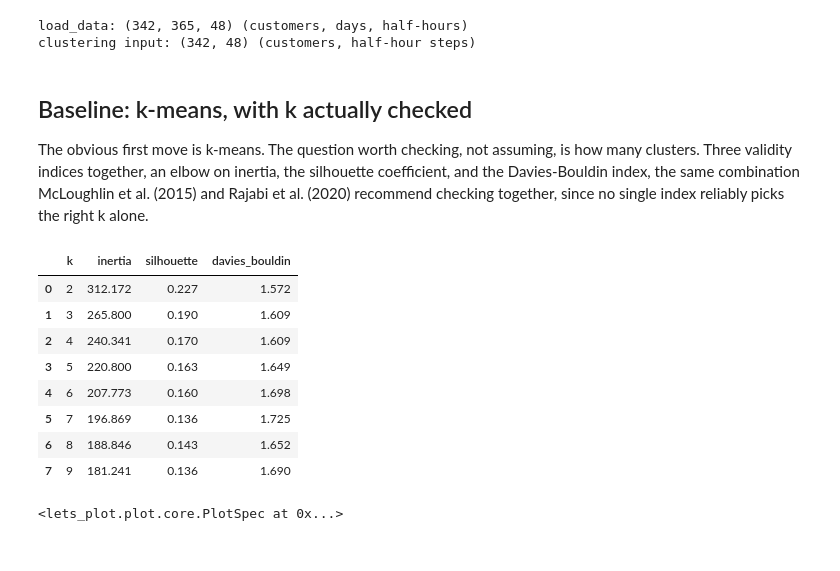
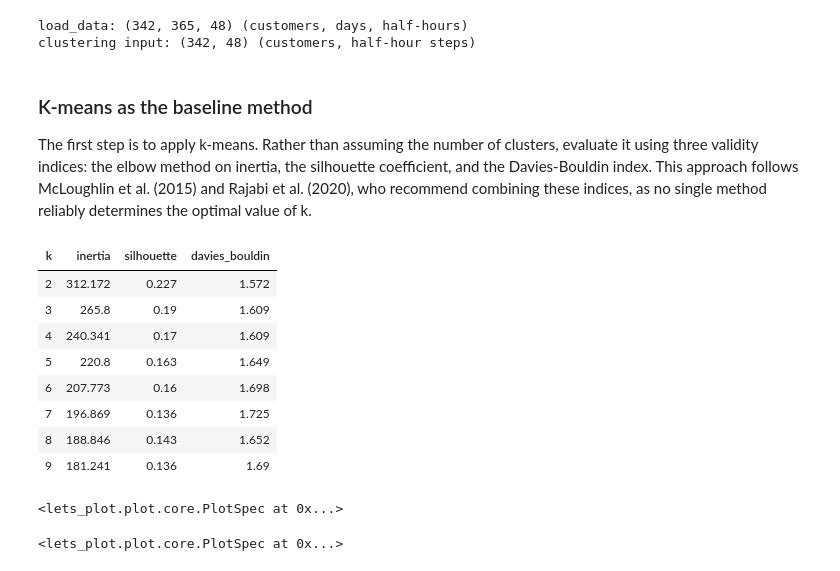
Before and after one commit to sambaiga/ml-energy-disaggregation, a Jupyter notebook: book/04-grid-edge/04-customer-feeder-clustering-code.ipynb, the cells around one changed output. Saved outputs shown, nothing was run; the diff lists cells and outputs as text; code cells hidden in the pictures.

```diff
--- a/book/04-grid-edge/04-customer-feeder-clustering-code.ipynb
+++ b/book/04-grid-edge/04-customer-feeder-clustering-code.ipynb
@@ -124,27 +88,52 @@ print(f"clustering input: {X.shape} (customers, half-hour steps)")
 load_data: (342, 365, 48) (customers, days, half-hours)
 clustering input: (342, 48) (customers, half-hour steps)
 # %% [markdown]
-## Baseline: k-means, with k actually checked
+### K-means as the baseline method
 
-The obvious first move is k-means. The question worth checking, not
-assuming, is how many clusters. Three validity indices together, an
-elbow on inertia, the silhouette coefficient, and the Davies-Bouldin
-index, the same combination McLoughlin et al. (2015) and Rajabi et al.
-(2020) recommend checking together, since no single index reliably picks
-the right k alone.
+The first step is to apply k-means. Rather than assuming the number of clusters, evaluate it using three validity indices: the elbow method on inertia, the silhouette coefficient, and the Davies-Bouldin index. This approach follows McLoughlin et al. (2015) and Rajabi et al. (2020), who recommend combining these indices, as no single method reliably determines the optimal value of k.
 # %%
 from ark.plot.clustering import validity_curve, validity_scores
+from ark.plot.gt_style import GT, themed_gt
 
 scores = validity_scores(X, range(2, 10))
-scores.round(3)
+table = GT(scores.round(3))
+themed_gt(table)
 # %% [output]
-|  | k | inertia | silhouette | davies_bouldin |
-| 0 | 2 | 312.172 | 0.227 | 1.572 |
-| 1 | 3 | 265.800 | 0.190 | 1.609 |
-| 2 | 4 | 240.341 | 0.170 | 1.609 |
-| 3 | 5 | 220.800 | 0.163 | 1.649 |
-| 4 | 6 | 207.773 | 0.160 | 1.698 |
-| 5 | 7 | 196.869 | 0.136 | 1.725 |
-| 6 | 8 | 188.846 | 0.143 | 1.652 |
-| 7 | 9 | 181.241 | 0.136 | 1.690 |
+| k | inertia | silhouette | davies_bouldin |
+| 2 | 312.172 | 0.227 | 1.572 |
+| 3 | 265.8 | 0.19 | 1.609 |
+| 4 | 240.341 | 0.17 | 1.609 |
+| 5 | 220.8 | 0.163 | 1.649 |
+| 6 | 207.773 | 0.16 | 1.698 |
+| 7 | 196.869 | 0.136 | 1.725 |
+| 8 | 188.846 | 0.143 | 1.652 |
+| 9 | 181.241 | 0.136 | 1.69 |
+# %%
+scores_normalized = scores.copy()
+columns_to_normalize = [col for col in scores.columns if col != "k"]
+scores_normalized[columns_to_normalize] = (scores[columns_to_normalize] - scores[columns_to_normalize].min()) / (
+    scores[columns_to_normalize].max() - scores[columns_to_normalize].min()
+)
+
+from lets_plot import aes, geom_line, geom_point, ggplot, ggsize, labs, scale_color_manual
+
+from ark.plot.theme import BRAND_PALETTE, modern_theme
+
+scores_long = scores_normalized.melt(id_vars="k", var_name="metric", value_name="normalized_score")
+p = (
+    ggplot(scores_long, aes(x="k", y="normalized_score", color="metric"))
+    + geom_line()
+    + geom_point(size=3)
+    + scale_color_manual(values=BRAND_PALETTE)
+    + labs(
+        x="Number of clusters (k)",
+        y="Normalized score",
+        color="Score",
+        title="Validity scores by k",
+    )
+    + ggsize(width=600, height=400)
+)
+p + modern_theme()
+# %% [output]
+<lets_plot.plot.core.PlotSpec at 0x...>
 # %%
```
Also changed, not shown: parts of 16 cells of this notebook.
